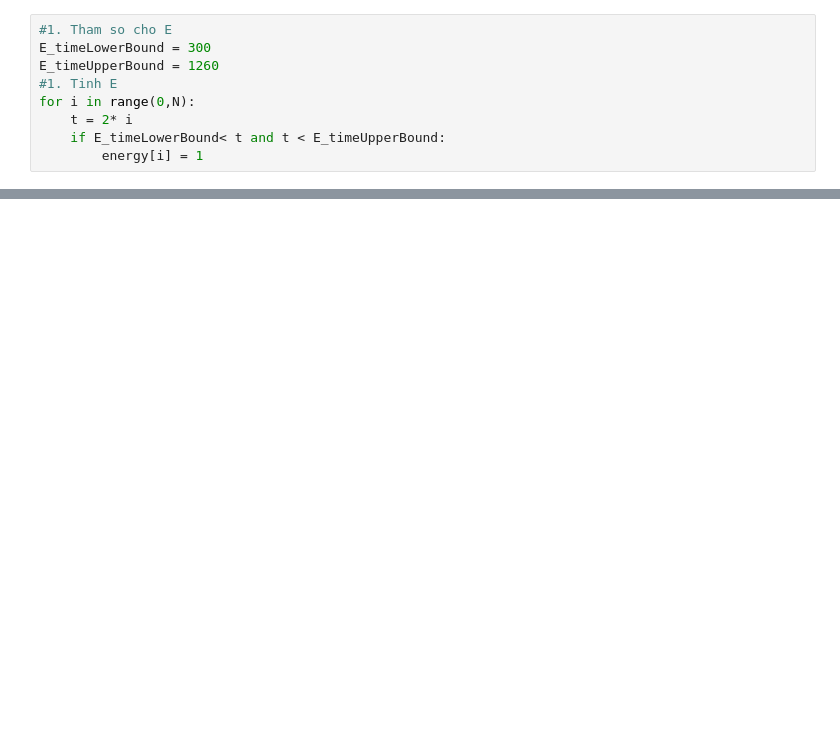
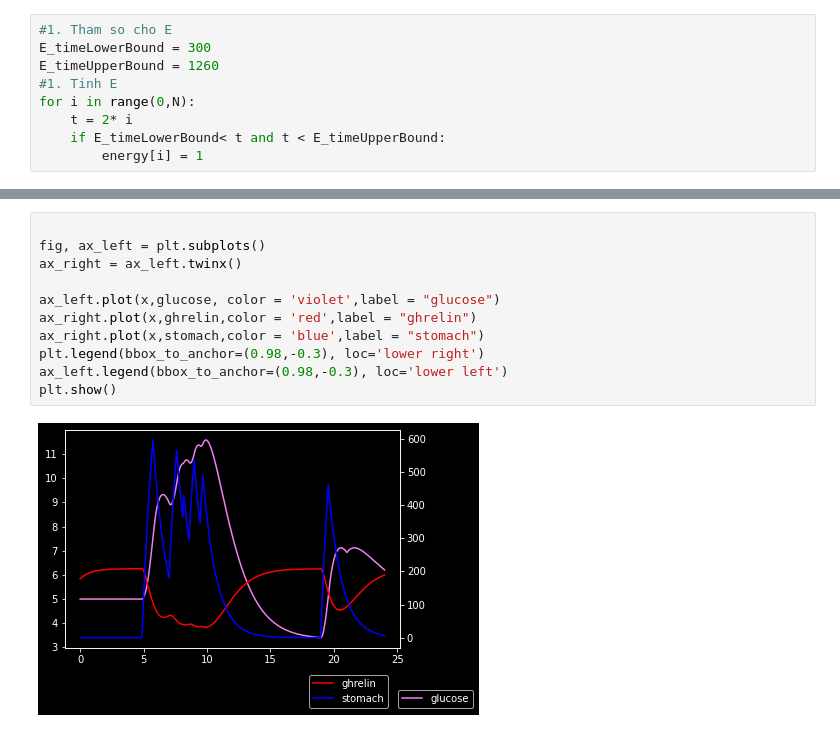
Before and after one commit to anthule123/2.-food-intake-simulation, a Jupyter notebook: food intake 2.ipynb, the cells around one changed output, grey strips where cells are left out. Saved outputs shown, nothing was run; the diff lists cells and outputs as text; blank space fills up the shorter version.

```diff
--- a/food intake 2.ipynb
+++ b/food intake 2.ipynb
@@ -121,0 +139,13 @@ plt.show()
+# %%
+
+fig, ax_left = plt.subplots()
+ax_right = ax_left.twinx()
+
+ax_left.plot(x,glucose, color = 'violet',label = "glucose")
+ax_right.plot(x,ghrelin,color = 'red',label = "ghrelin")
+ax_right.plot(x,stomach,color = 'blue',label = "stomach")
+plt.legend(bbox_to_anchor=(0.98,-0.3), loc='lower right')
+ax_left.legend(bbox_to_anchor=(0.98,-0.3), loc='lower left')
+plt.show()
+# %% [output]
+[figure, added]
```
Also changed, not shown: parts of 10 cells of this notebook.
